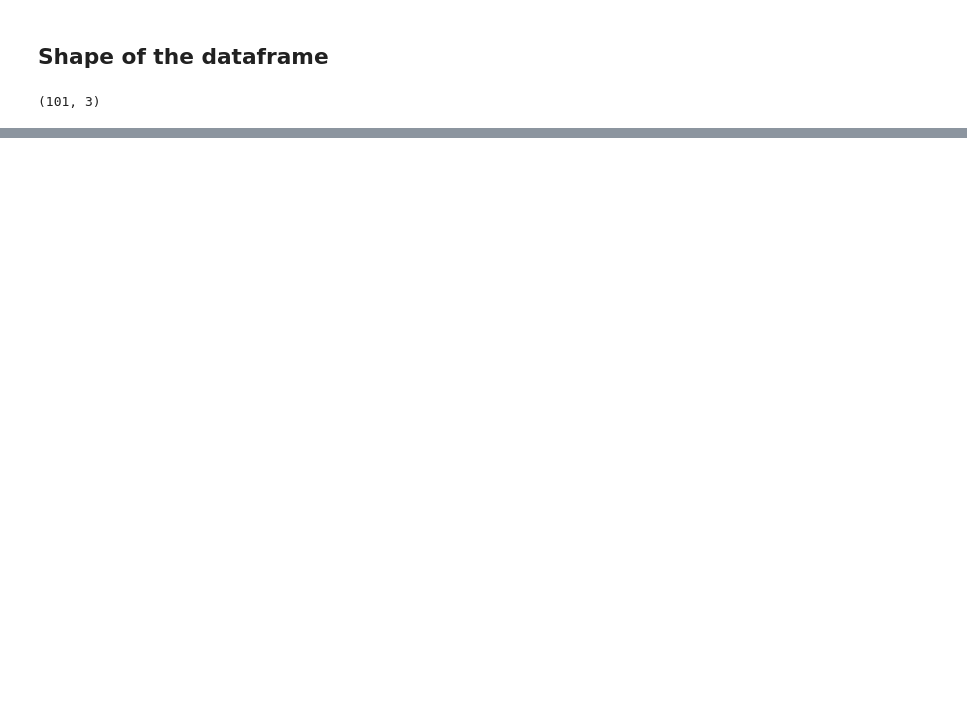
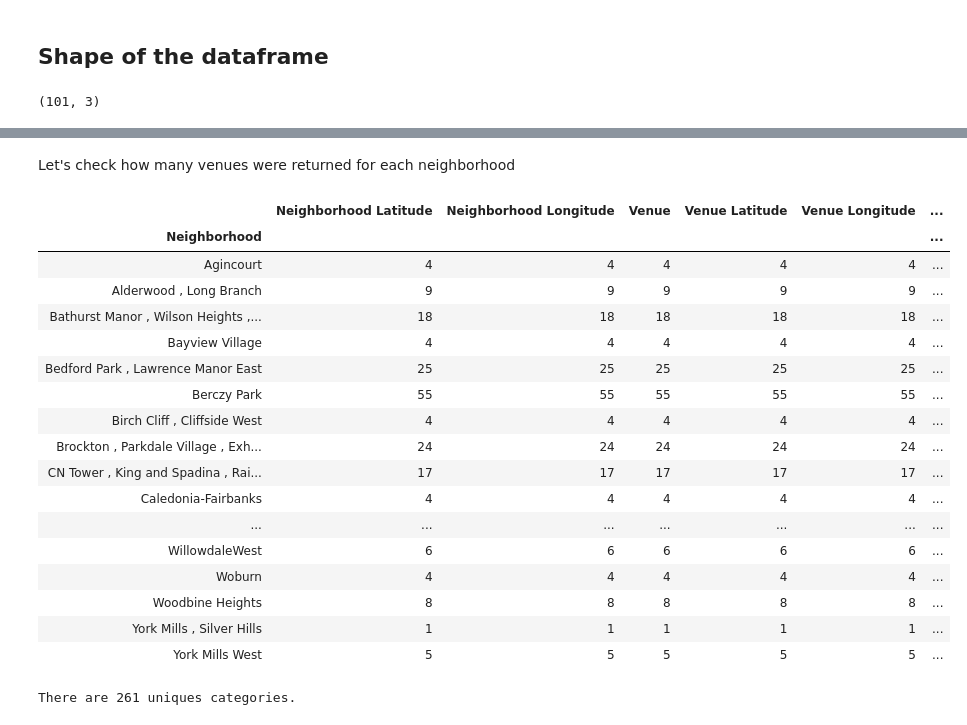
Before and after one commit to ilyesTouz/Coursera_Capstone, a Jupyter notebook: Segmenting and Clustering Neighborhoods in Toronto.ipynb, the cells around one changed output, grey strips where cells are left out. Cells and saved outputs as stored; diff of their text form; code cells hidden in the pictures; blank space fills up the shorter version.

```diff
--- a/Segmenting and Clustering Neighborhoods in Toronto.ipynb
+++ b/Segmenting and Clustering Neighborhoods in Toronto.ipynb
@@ -217,0 +265,8 @@ data_toronto_2.shape
+# %%
+address = 'TORONTO, ON'
+
+geolocator = Nominatim(user_agent="to_explorer")
+location = geolocator.geocode(address)
+latitude = location.latitude
+longitude = location.longitude
+print('The geograpical coordinate of Toronto are {}, {}.'.format(latitude, longitude))
@@ -217,0 +277,19 @@ data_toronto_2.shape
+# %%
+# create map of New York using latitude and longitude values
+map_toronto = folium.Map(location=[latitude, longitude], zoom_start=10)
+
+# add markers to map
+for lat, lng, borough, neighborhood in zip(toronto_data['Latitude'], toronto_data['Longitude'], toronto_data['Borough'], toronto_data['Neighborhood']):
+    label = '{}, {}'.format(neighborhood, borough)
+    label = folium.Popup(label, parse_html=True)
+    folium.CircleMarker(
+        [lat, lng],
+        radius=5,
+        popup=label,
+        color='blue',
+        fill=True,
+        fill_color='#3186cc',
+        fill_opacity=0.7,
+        parse_html=False).add_to(map_toronto)
+
+map_toronto
@@ -217,0 +300,8 @@ data_toronto_2.shape
+# %%
+CLIENT_ID = 'EMZD1KXEIYSLOF0XH3WL1E45QG25HI1AJAPG3IOP1VUWCFYP' # your Foursquare ID
+CLIENT_SECRET = 'G43FYU05TEEZ1EYBH21AHMM2CMMBYLUVBDZ0YWUIBAG34B24' # your Foursquare Secret
+VERSION = '20180605' # Foursquare API version
+
+print('Your credentails:')
+print('CLIENT_ID: ' + CLIENT_ID)
+print('CLIENT_SECRET:' + CLIENT_SECRET)
@@ -217,0 +354,5 @@ data_toronto_2.shape
+# %%
+toronto_venues = getNearbyVenues(names=toronto_data['Neighborhood'],
+                                   latitudes=toronto_data['Latitude'],
+                                   longitudes=toronto_data['Longitude']
+                                  )
@@ -217,0 +391,27 @@ data_toronto_2.shape
+# %% [markdown]
+Let's check how many venues were returned for each neighborhood
+# %%
+toronto_venues.groupby('Neighborhood').count()
+# %% [output]
+|  | Neighborhood Latitude | Neighborhood Longitude | Venue | Venue Latitude | Venue Longitude | ... |
+| Neighborhood |  |  |  |  |  | ... |
+| Agincourt | 4 | 4 | 4 | 4 | 4 | ... |
+| Alderwood , Long Branch | 9 | 9 | 9 | 9 | 9 | ... |
+| Bathurst Manor , Wilson Heights ,... | 18 | 18 | 18 | 18 | 18 | ... |
+| Bayview Village | 4 | 4 | 4 | 4 | 4 | ... |
+| Bedford Park , Lawrence Manor East | 25 | 25 | 25 | 25 | 25 | ... |
+| Berczy Park | 55 | 55 | 55 | 55 | 55 | ... |
+| Birch Cliff , Cliffside West | 4 | 4 | 4 | 4 | 4 | ... |
+| Brockton , Parkdale Village , Exh... | 24 | 24 | 24 | 24 | 24 | ... |
+| CN Tower , King and Spadina , Rai... | 17 | 17 | 17 | 17 | 17 | ... |
+| Caledonia-Fairbanks | 4 | 4 | 4 | 4 | 4 | ... |
+| ... | ... | ... | ... | ... | ... | ... |
+| WillowdaleWest | 6 | 6 | 6 | 6 | 6 | ... |
+| Woburn | 4 | 4 | 4 | 4 | 4 | ... |
+| Woodbine Heights | 8 | 8 | 8 | 8 | 8 | ... |
+| York Mills , Silver Hills | 1 | 1 | 1 | 1 | 1 | ... |
+| York Mills West | 5 | 5 | 5 | 5 | 5 | ... |
+# %%
+print('There are {} uniques categories.'.format(len(toronto_venues['Venue Category'].unique())))
+# %% [output]
+There are 261 uniques categories.
```
Also changed, not shown: parts of 49 cells of this notebook.
